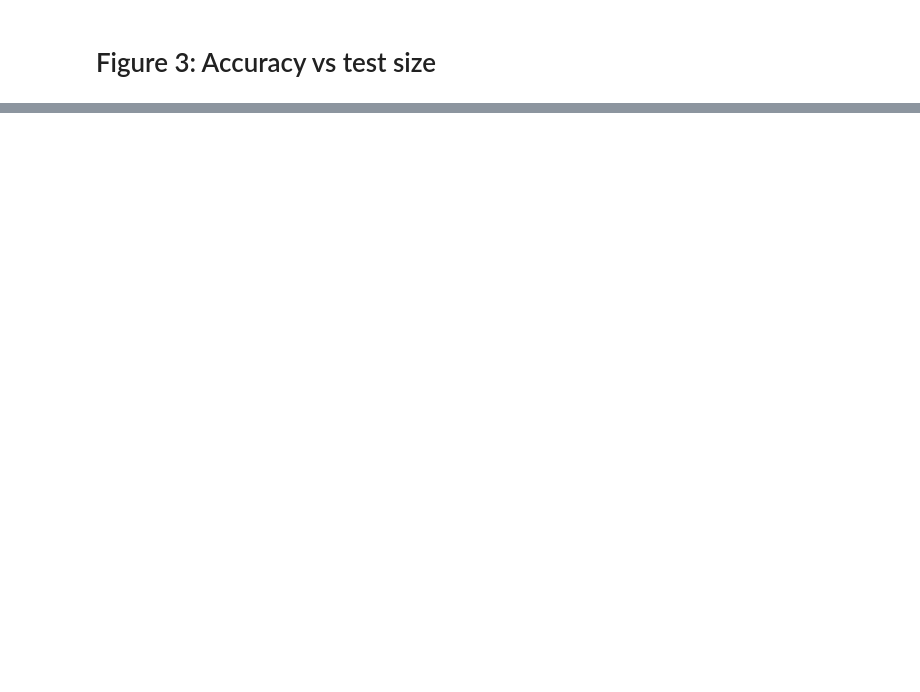
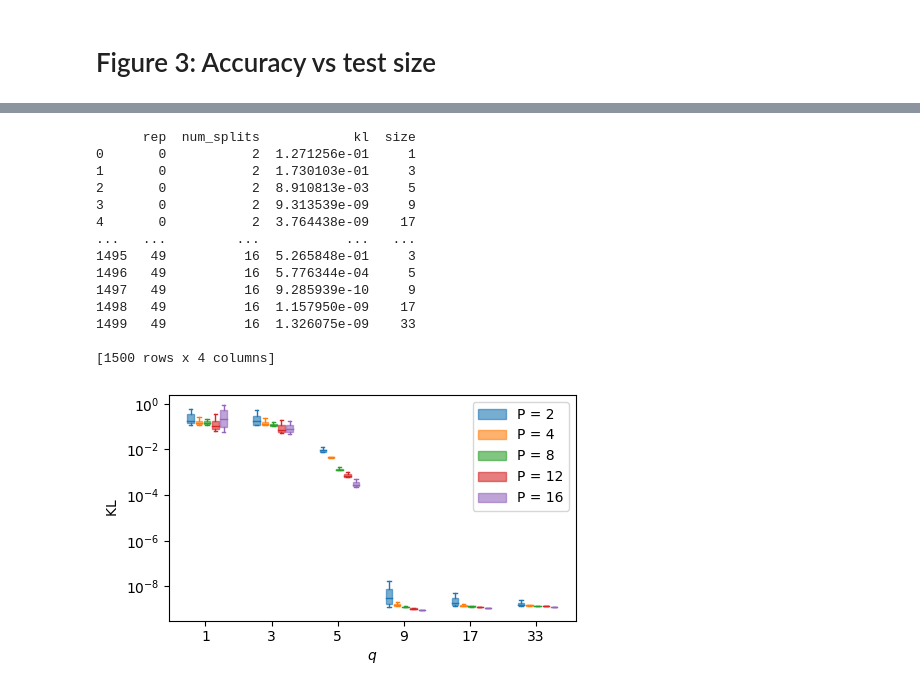
Before and after one commit to NicolasDurrande/guepard, a Jupyter notebook: notebooks/Figure_3_accuracy_vs_testsize.ipynb, the cells around one changed output, grey strips where cells are left out. Drawn from its saved outputs; the diff is of its cells as text; code cells hidden in the pictures; blank space fills up the shorter version.

```diff
--- a/notebooks/Figure_3_accuracy_vs_testsize.ipynb
+++ b/notebooks/Figure_3_accuracy_vs_testsize.ipynb
@@ -110,39 +130,54 @@ plt.yscale('log')
 # %%
 df = pd.DataFrame(results)
-df
 print(df)
-# plt.figure()
+
 fig, ax = plt.subplots(figsize=(5, 3))
 def box_plot(data, x, label, edge_color, fill_color, manage_ticks=False):
     bp = ax.boxplot(data, positions=[x], patch_artist=True, manage_ticks=manage_ticks, showfliers=False, widths=.2)
 
     for element in ['boxes', 'whiskers', 'fliers', 'means', 'medians', 'caps']:
         plt.setp(bp[element], color=edge_color)
 
     for patch in bp['boxes']:
         patch.set(facecolor=fill_color)
         patch.set(alpha=.6)
 
     return bp
 
 
 bps = []
 for i, num_splits in enumerate(NUM_SPLITS_ITER):
     for j in range(LN_NUM_DATA + 1):
         s = len(get_subset_of_data(X, j))
         data = df[(df.num_splits==num_splits) & (df['size'] == s)]['kl'].values
-        x = 2 * j + (i * .3) - .45
+        x = 2 * j + (i * .25) - .45
         bp = box_plot(data, x, i, edge_color=f'C{i}', fill_color=f'C{i}')
         if j == 0:
             bps.append(bp)
 
 
 labels = map(lambda s: f"P = {s}", NUM_SPLITS_ITER)
 ax.legend([bp["boxes"][0] for bp in bps], labels, loc='upper right')
 
 plt.xticks(2 * np.arange(6), df['size'].unique())
-# plt.yscale('log')
+plt.yscale('log')
 plt.xlabel("$q$")
 plt.ylabel("$\mathrm{KL}$")
 plt.tight_layout()
 plt.savefig("figures/acc_vs_testsize.pdf")
+# %% [output]
+      rep  num_splits            kl  size
+0       0           2  1.271256e-01     1
+1       0           2  1.730103e-01     3
+2       0           2  8.910813e-03     5
+3       0           2  9.313539e-09     9
+4       0           2  3.764438e-09    17
+...   ...         ...           ...   ...
+1495   49          16  5.265848e-01     3
+1496   49          16  5.776344e-04     5
+1497   49          16  9.285939e-10     9
+1498   49          16  1.157950e-09    17
+1499   49          16  1.326075e-09    33
+
+[1500 rows x 4 columns]
+[figure, added]
```
Also changed, not shown: parts of 3 cells of this notebook, 2 other files.
